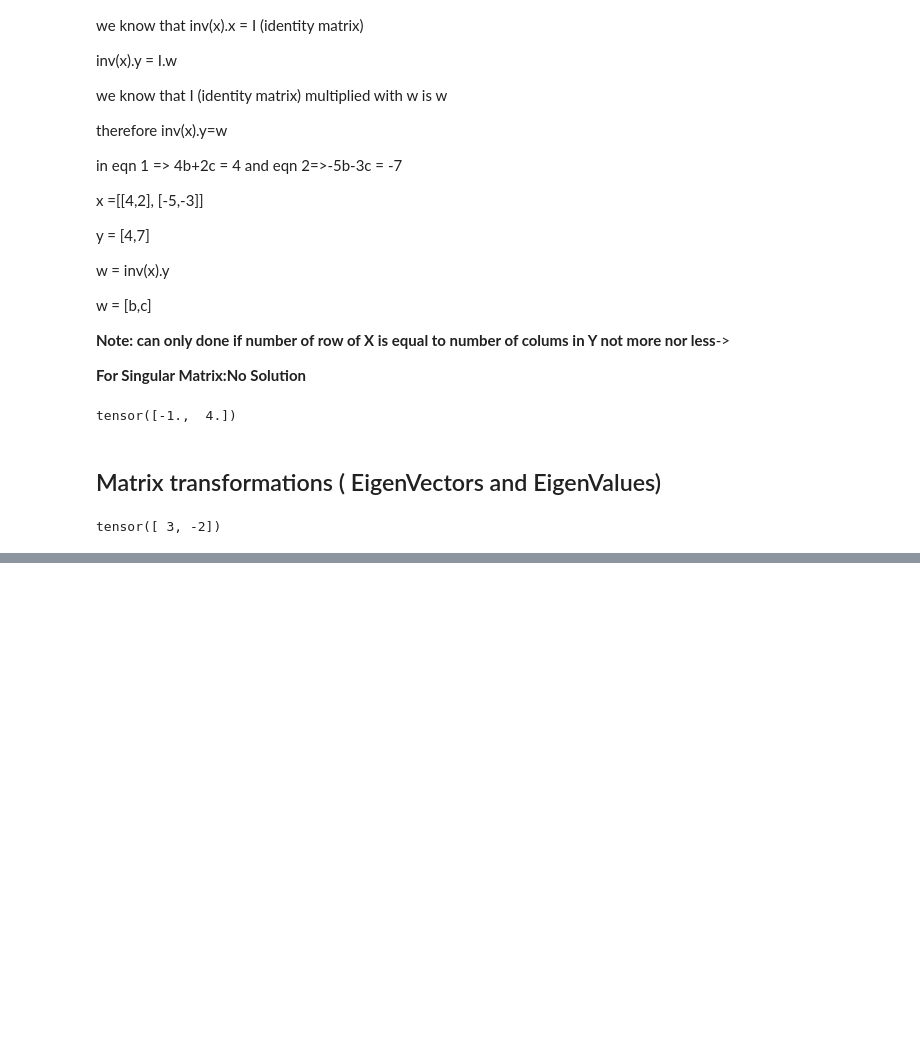
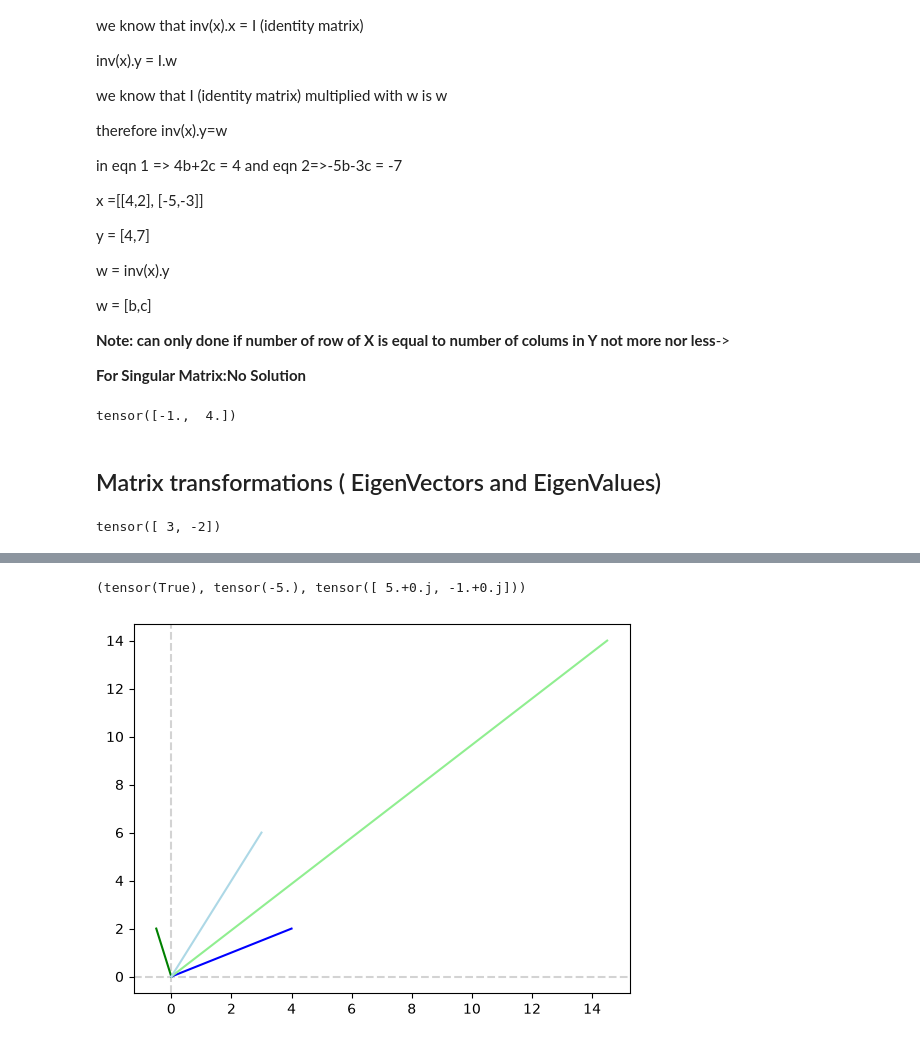
Before and after one commit to dhanushnatra/ML-Learning, a Jupyter notebook: tensor-practice.ipynb, the cells around one changed output, grey strips where cells are left out. Drawn from its saved outputs; the diff is of its cells as text; code cells hidden in the pictures; blank space fills up the shorter version.

```diff
--- a/tensor-practice.ipynb
+++ b/tensor-practice.ipynb
@@ -152,0 +213,13 @@ plt.show()
+# %%
+X=torch.tensor([[3.,2],[4,1]])
+det_X=torch.det(X)
+L,V=torch.linalg.eig(X)
+torch.prod(L)==det_X,det_X,L
+# %% [output]
+(tensor(True), tensor(-5.), tensor([ 5.+0.j, -1.+0.j]))
+# %%
+Y=torch.tensor([[-0.5,4],[2,2]])
+XY=torch.matmul(Y,X)
+plot_vectors([Y[:,0],Y[:,1],XY[:,0],XY[:,1]],colors=["green","blue","lightgreen","lightblue"])
+# %% [output]
+[figure, added]
```
Also changed, not shown: parts of 13 cells of this notebook.
